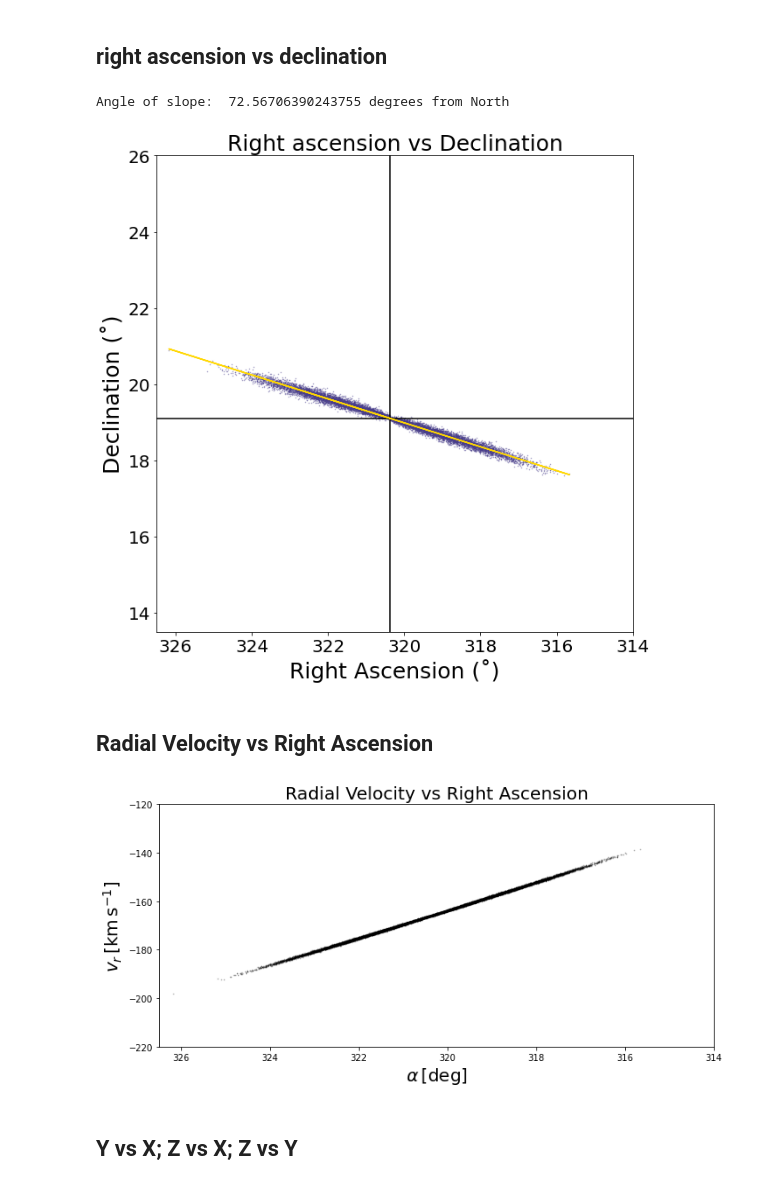
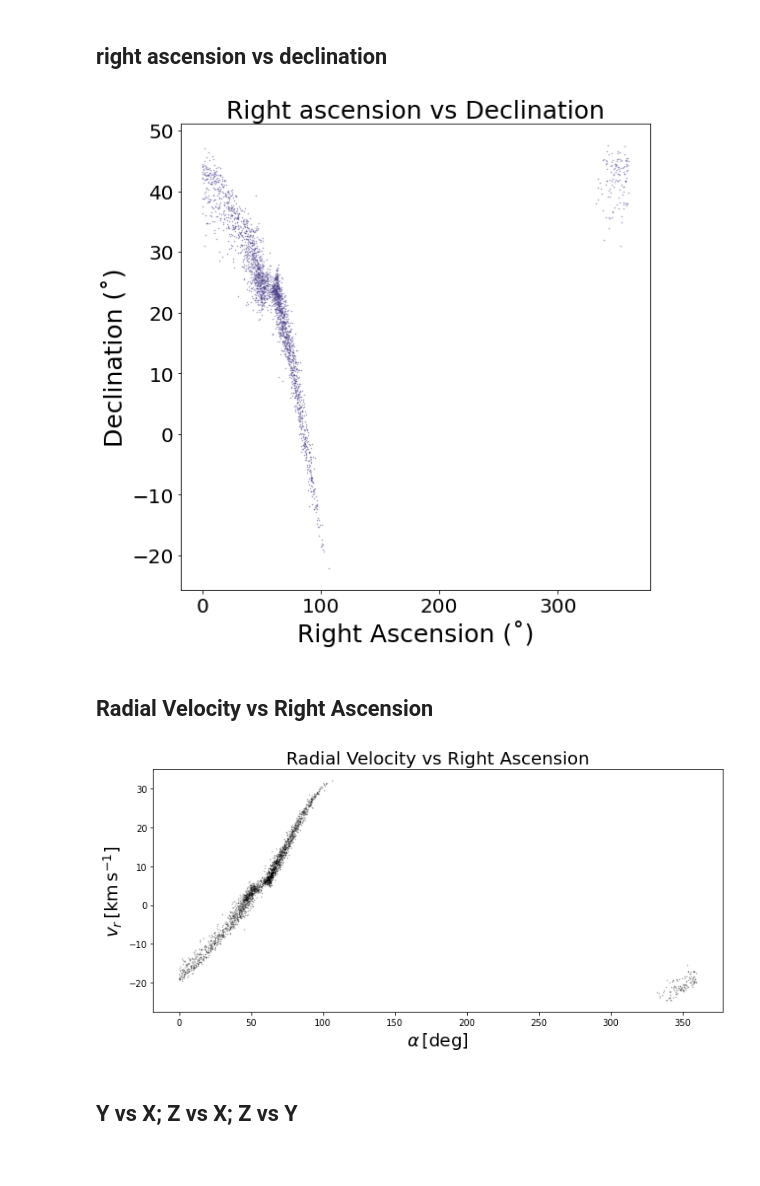
Before and after one commit to kevincovey/AATau, a Jupyter notebook: Kevin/notebooks/Pleiades_Subsample.ipynb, the cells around one changed output. Cells and saved outputs as stored; diff of their text form; code cells hidden in the pictures.

```diff
--- a/Kevin/notebooks/Pleiades_Subsample.ipynb
+++ b/Kevin/notebooks/Pleiades_Subsample.ipynb
@@ -102,27 +102,27 @@ print(Segue3_angular_radius)
 _ = coord.galactocentric_frame_defaults.set('v4.0')
 
 #initialize the coordinate object that describes Segue3 in the current dat
-Segue3 = coord.SkyCoord(ra=Segue3_ra, dec= Segue3_dec,
-                        distance=Segue3_dist,
-                        pm_ra_cosdec= Segue3_pm_ra_cosdec,
-                        pm_dec= Segue3_pm_dec,
-                        radial_velocity=Segue3_radial_velocity)
-Segue3_rep = Segue3.transform_to(coord.Galactocentric).data
-Segue3_w0 = gd.PhaseSpacePosition(Segue3_rep)
+Pleiades = coord.SkyCoord(ra=Pleiades_ra, dec= Pleiades_dec,
+                        distance=Pleiades_dist,
+                        pm_ra_cosdec= Pleiades_pm_ra_cosdec,
+                        pm_dec= Pleiades_pm_dec,
+                        radial_velocity=Pleiades_radial_velocity)
+Pleiades_rep = Pleiades.transform_to(coord.Galactocentric).data
+Pleiades_w0 = gd.PhaseSpacePosition(Pleiades_rep)
 
 # Choosing either Plummer or Stone potential
 #Segue3_pot = gp.PlummerPotential(m=Segue3_mass, b=4*u.pc, units=galactic)
-Segue3_pot = gp.StonePotential(m=Segue3_mass, r_c=Segue3_core_radius, r_h=Segue3_halo_radius, units=galactic)
+Pleiades_pot = gp.StonePotential(m=Pleiades_mass, r_c=Pleiades_core_radius, r_h=Pleiades_halo_radius, units=galactic)
 
 # Choosing the MW potential
 mw = gp.MilkyWayPotential()
 #mw = gp.BovyMWPotential2014()
 
 df = ms.FardalStreamDF()
-gen_Segue3 = ms.MockStreamGenerator(df, mw, progenitor_potential=Segue3_pot)
-Segue3_stream, _ = gen_Segue3.run(Segue3_w0, Segue3_mass,
-                              dt=-0.5 * u.Myr, n_steps=5200)
-Segue3_stream_c = Segue3_stream.to_coord_frame(coord.ICRS)
+gen_Pleiades = ms.MockStreamGenerator(df, mw, progenitor_potential=Pleiades_pot)
+Pleiades_stream, _ = gen_Pleiades.run(Pleiades_w0, Pleiades_mass,
+                              dt=-0.1 * u.Myr, n_steps=1200)
+Pleiades_stream_c = Pleiades_stream.to_coord_frame(coord.ICRS)
 # %% [output]
 WARNING: AstropyDeprecationWarning: Transforming a frame instance to a frame class (as opposed to another frame instance) will not be supported in the future.  Either explicitly instantiate the target ...
 WARNING:astroquery:AstropyDeprecationWarning: Transforming a frame instance to a frame class (as opposed to another frame instance) will not be supported in the future.  Either explicitly instantiate  ...
@@ -154,49 +154,45 @@ def bestfit(ra, dec):
   print("Angle of slope: ", 90-(angle*180/np.pi), "degrees from North")
   print()
 # %%
-fig, axes = plt.subplots(1, 1, figsize=(14,9), sharex=True)
+fig, axes = plt.subplots(1, 1, figsize=(8,8), sharex=True)
 
-axes.scatter(Segue3_stream_c.ra.degree,
-                   Segue3_stream_c.dec.degree, color = 'darkslateblue', marker='.', s=1, alpha=0.5)
+axes.scatter(Pleiades_stream_c.ra.degree,
+             Pleiades_stream_c.dec.degree, color = 'darkslateblue', marker='.', s=1, alpha=0.5)
 
-plt.axis('square')
-
+#plt.axis('square')
 plt.title("Right ascension vs Declination", fontsize = 25)
 
 axes.set_xlabel(r'Right Ascension (˚)', fontsize = 25)
 axes.set_ylabel(r'Declination (˚)', fontsize = 25)
 axes.tick_params(axis='both', which='major', labelsize=20)
 
-plt.xlim(326.5, 314)
-plt.ylim(13.5, 26)
-
-
+#plt.xlim(326.5, 314)
+#plt.ylim(13.5, 26)
 
 fig.tight_layout()
 
-bestfit(Segue3_stream_c.ra.degree, Segue3_stream_c.dec.degree)
+#bestfit(Segue3_stream_c.ra.degree, Segue3_stream_c.dec.degree)
 # %% [output]
-Angle of slope:  72.56706390243755 degrees from North
-[figure, old version]
+[figure, new version]
 # %% [markdown]
 ## Radial Velocity vs Right Ascension
 # %%
 fig, axes = plt.subplots(1, 1, figsize=(10,5), sharex=True)
 
-axes.scatter(Segue3_stream_c.ra.degree,
-                   Segue3_stream_c.radial_velocity.to(u.km/u.s), marker='.', s=2, alpha=0.25, color='k')
+axes.scatter(Pleiades_stream_c.ra.degree,
+                   Pleiades_stream_c.radial_velocity.to(u.km/u.s), marker='.', s=2, alpha=0.25, color='k')
 
 plt.title("Radial Velocity vs Right Ascension", fontsize = 20)
 
-plt.xlim(326.5, 314)
-plt.ylim(-220, -120)
+#plt.xlim(326.5, 314)
+#plt.ylim(-220, -120)
 
 axes.set_xlabel(r'$\alpha\,[{\rm deg}]$', fontsize = 20)
 axes.set_ylabel(r'$v_r\,[{\rm km}\,{\rm s}^{-1}]$', fontsize = 20)
 
 fig.tight_layout()
 # %% [output]
-[figure, old version]
+[figure, new version]
 # %% [markdown]
 ## Y vs X; Z vs X; Z vs Y
 # %%
```
Also changed, not shown: parts of 23 cells of this notebook.
